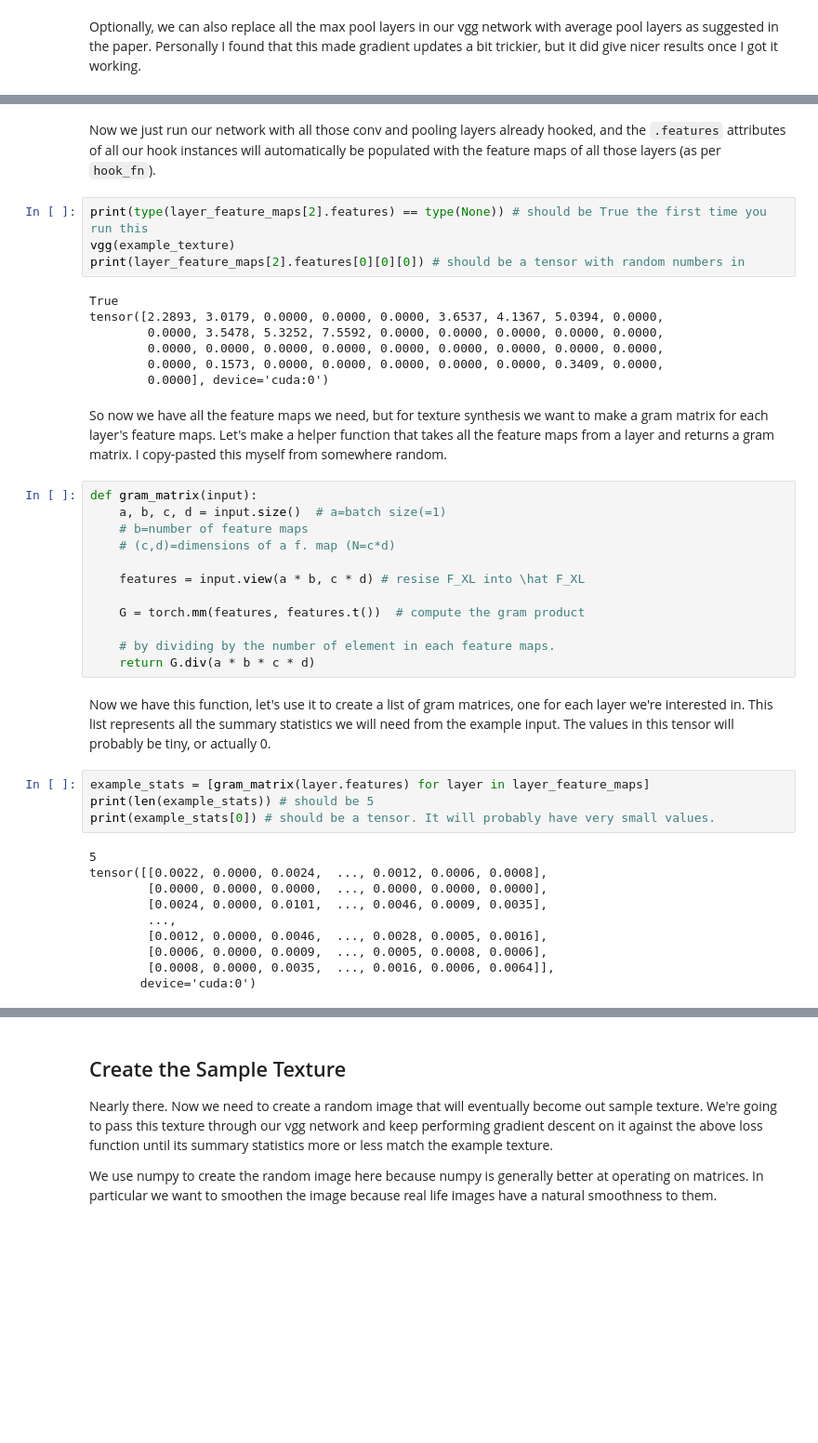
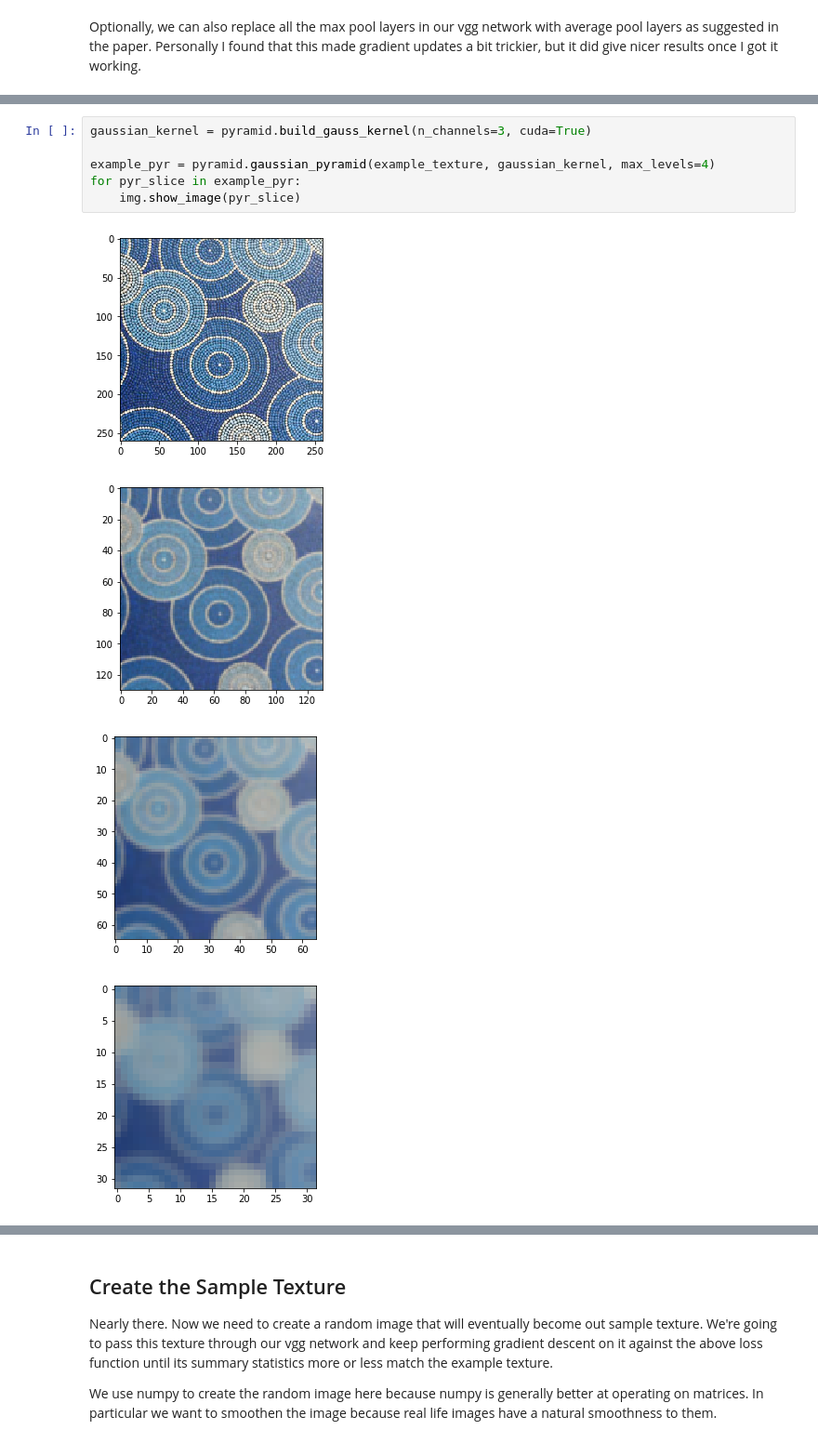
Before and after one commit to Lewington-pitsos/multi-scale-texture-syn, a Jupyter notebook: syn.ipynb, the cells around one changed output, grey strips where cells are left out. Shown at 93% size. Drawn from its saved outputs; the diff is of its cells as text; blank space fills up the shorter version.

```diff
--- a/syn.ipynb
+++ b/syn.ipynb
@@ -173,43 +116,11 @@ print(len(layer_feature_maps)) # should be 5
-# %% [markdown]
-Now we just run our network with all those conv and pooling layers already hooked, and the `.features` attributes of all our hook instances will automatically be populated with the feature maps of all those layers (as per `hook_fn`).
-# %%
-print(type(layer_feature_maps[2].features) == type(None)) # should be True the first time you run this
-vgg(example_texture)
-print(layer_feature_maps[2].features[0][0][0]) # should be a tensor with random numbers in
-# %% [output]
-True
-tensor([2.2893, 3.0179, 0.0000, 0.0000, 0.0000, 3.6537, 4.1367, 5.0394, 0.0000,
-        0.0000, 3.5478, 5.3252, 7.5592, 0.0000, 0.0000, 0.0000, 0.0000, 0.0000,
-        0.0000, 0.0000, 0.0000, 0.0000, 0.0000, 0.0000, 0.0000, 0.0000, 0.0000,
-        0.0000, 0.1573, 0.0000, 0.0000, 0.0000, 0.0000, 0.0000, 0.3409, 0.0000,
-        0.0000], device='cuda:0')
-# %% [markdown]
-So now we have all the feature maps we need, but for texture synthesis we want to make a gram matrix for each layer's feature maps. Let's make a helper function that takes all the feature maps from a layer and returns a gram matrix. I copy-pasted this myself from somewhere random.
-# %%
-def gram_matrix(input):
-    a, b, c, d = input.size()  # a=batch size(=1)
-    # b=number of feature maps
-    # (c,d)=dimensions of a f. map (N=c*d)
-
-    features = input.view(a * b, c * d) # resise F_XL into \hat F_XL
-
-    G = torch.mm(features, features.t())  # compute the gram product
-
-    # by dividing by the number of element in each feature maps.
-    return G.div(a * b * c * d)
-# %% [markdown]
-Now we have this function, let's use it to create a list of gram matrices, one for each layer we're interested in. This list represents all the summary statistics we will need from the example input. The values in this tensor will probably be tiny, or actually 0.
-# %%
-example_stats = [gram_matrix(layer.features) for layer in layer_feature_maps]
-print(len(example_stats)) # should be 5
-print(example_stats[0]) # should be a tensor. It will probably have very small values.
-# %% [output]
-5
-tensor([[0.0022, 0.0000, 0.0024,  ..., 0.0012, 0.0006, 0.0008],
-        [0.0000, 0.0000, 0.0000,  ..., 0.0000, 0.0000, 0.0000],
-        [0.0024, 0.0000, 0.0101,  ..., 0.0046, 0.0009, 0.0035],
-        ...,
-        [0.0012, 0.0000, 0.0046,  ..., 0.0028, 0.0005, 0.0016],
-        [0.0006, 0.0000, 0.0009,  ..., 0.0005, 0.0008, 0.0006],
-        [0.0008, 0.0000, 0.0035,  ..., 0.0016, 0.0006, 0.0064]],
-       device='cuda:0')
+# %%
+gaussian_kernel = pyramid.build_gauss_kernel(n_channels=3, cuda=True)
+
+example_pyr = pyramid.gaussian_pyramid(example_texture, gaussian_kernel, max_levels=4)
+for pyr_slice in example_pyr:
+    img.show_image(pyr_slice)
+# %% [output]
+[figure, added]
+[figure, added]
+[figure, added]
+[figure, added]
```
Also changed, not shown: parts of 28 cells of this notebook, 3 other files.
